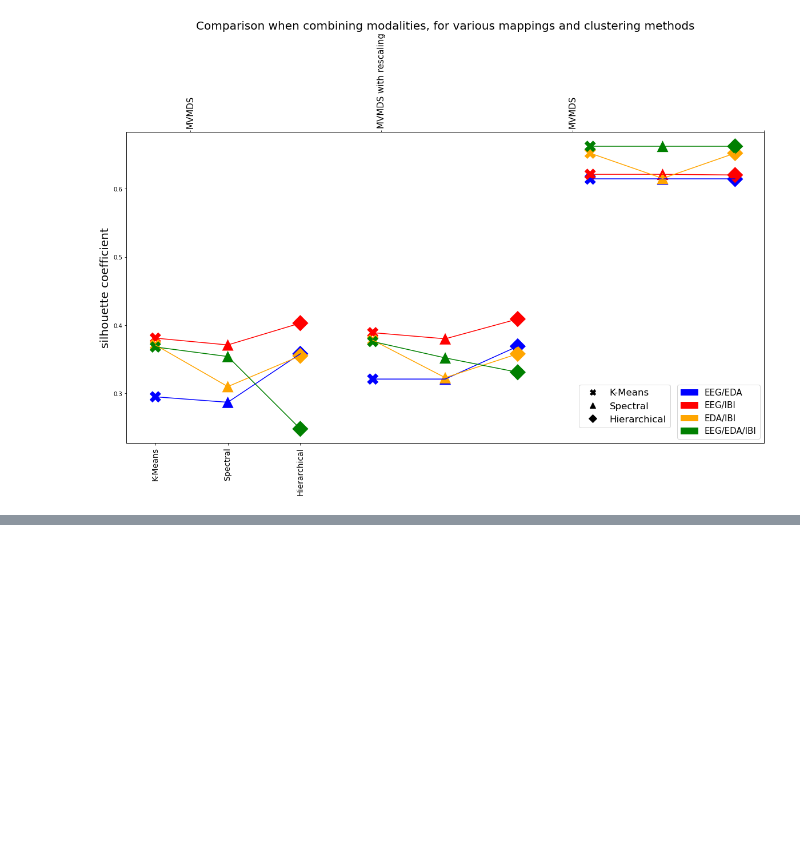
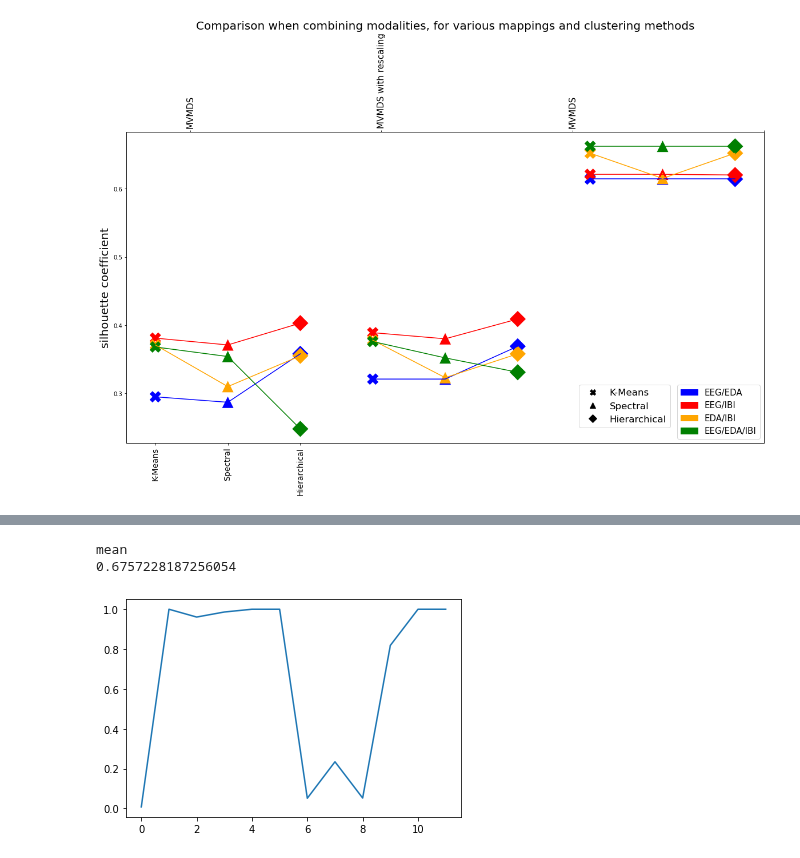
Before and after one commit to alexandremerasli/TFE, a Jupyter notebook: table_results.ipynb, the cells around one changed output, grey strips where cells are left out. Drawn from its saved outputs; the diff is of its cells as text; code cells hidden in the pictures; blank space fills up the shorter version.

```diff
--- a/table_results.ipynb
+++ b/table_results.ipynb
@@ -318,0 +381,17 @@ plt.savefig(os.path.join('figures','multiResultsSilhouette.png'),bbox_inches='ti
+# %%
+reg = []
+from sklearn.linear_model import LinearRegression
+for i in range(len(cleanedAccuracy)):
+    if (len(cleanedSilhouette[i]) > 2):
+        X = np.array(cleanedAccuracy[i]).reshape((len(cleanedAccuracy[i])),1)
+        y = np.array(cleanedSilhouette[i]).reshape((len(cleanedSilhouette[i])),1)
+        linReg = LinearRegression().fit(X, y)
+        reg.append(linReg.score(X,y))
+
+plt.plot(reg)
+print("mean")
+print(np.nanmean(reg))
+# %% [output]
+mean
+0.6757228187256054
+[figure, added]
```
Also changed, not shown: parts of 9 cells of this notebook.
